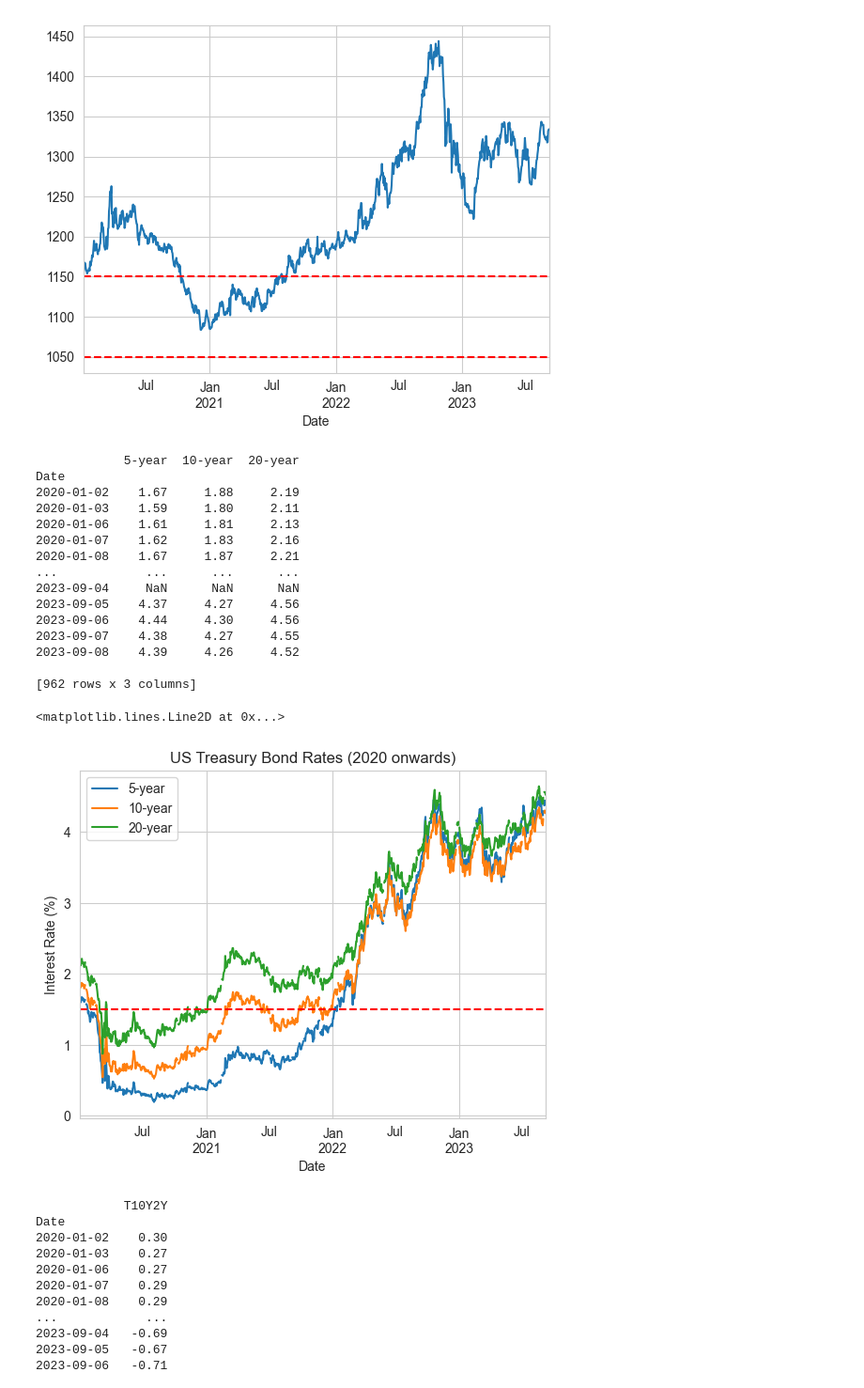
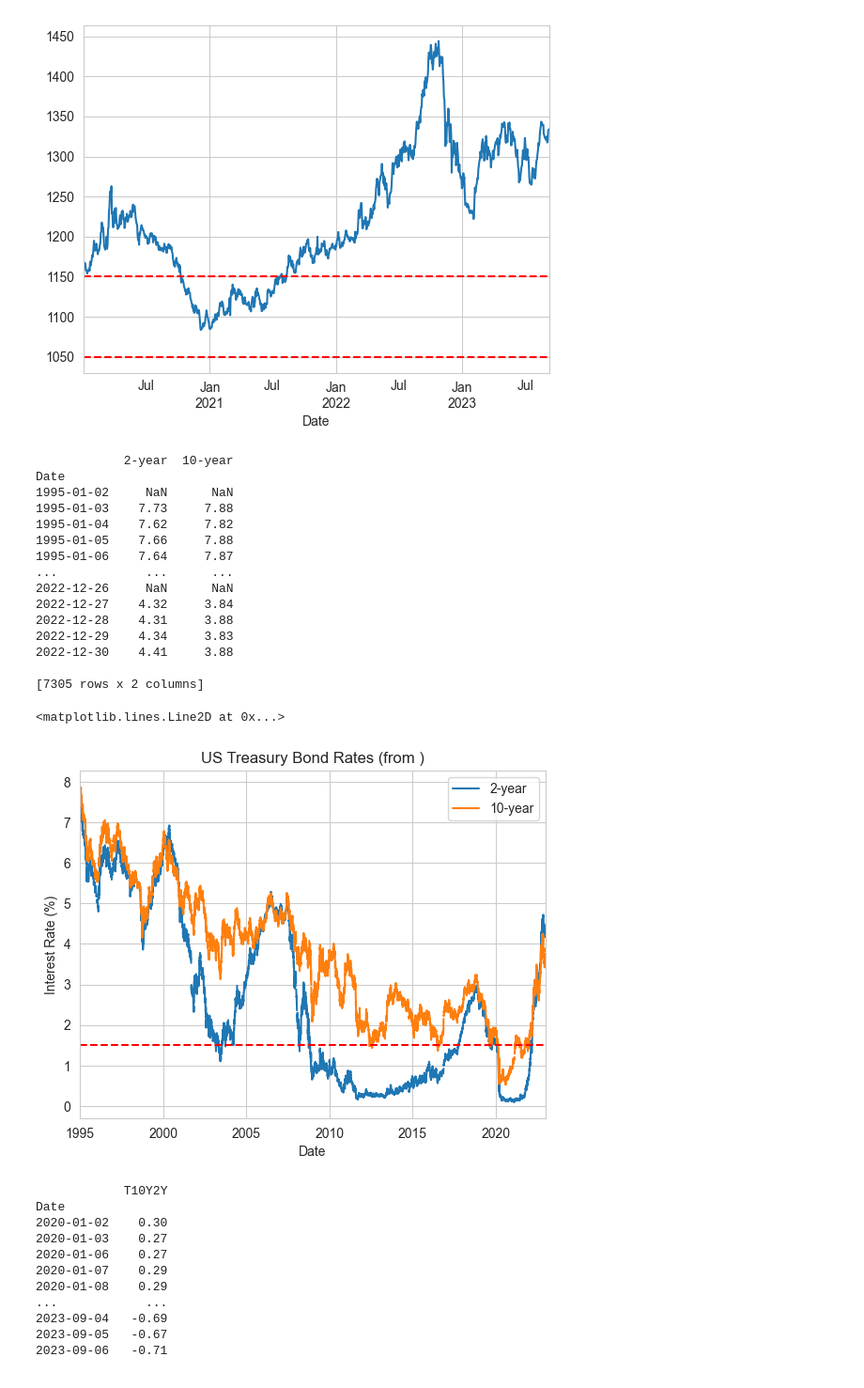
Before and after one commit to yss2333/stock, a Jupyter notebook: GHproject/GH project - py/sejun/경제지표데이터.ipynb, the cells around one changed output. Shown at 94% size. Cells and saved outputs as stored; diff of their text form; code cells hidden in the pictures.

```diff
--- a/GHproject/GH project - py/sejun/경제지표데이터.ipynb
+++ b/GHproject/GH project - py/sejun/경제지표데이터.ipynb
@@ -66,35 +67,36 @@ from fredapi import Fred
 fred = Fred(api_key = '4c55d0ee6170369793707da4cba1b7be')
 # %%
 ## 미국 국채 금리 (20년, 10년, 5년, 1년)
-dgs5 = fred.get_series('DGS5', observation_start=start, observation_end=end)
-dgs10 = fred.get_series('DGS10', observation_start=start, observation_end=end)
-dgs20 = fred.get_series('DGS20', observation_start=start, observation_end=end)
+dgs2 = fred.get_series('DGS2', observation_start='1995', observation_end='2023')
+# dgs5 = fred.get_series('DGS5', observation_start='1995', observation_end='2023')
+dgs10 = fred.get_series('DGS10', observation_start='1995', observation_end='2023')
+# dgs20 = fred.get_series('DGS20', observation_start='1995', observation_end='2023')
 
-DGS = pd.concat([dgs5, dgs10, dgs20], axis=1)
-DGS.columns = ['5-year', '10-year', '20-year']
+DGS = pd.concat([dgs2, dgs10], axis=1)
+DGS.columns = ['2-year', '10-year']
 DGS.index.name = 'Date'
 print(DGS)
-graph = DGS.plot(title="US Treasury Bond Rates (2020 onwards)")
+graph = DGS.plot(title="US Treasury Bond Rates (from )")
 graph.set_ylabel("Interest Rate (%)")
 graph.axhline(1.5, ls='--', color='r')
 # %% [output]
-            5-year  10-year  20-year
+            2-year  10-year
 Date
-2020-01-02    1.67     1.88     2.19
-2020-01-03    1.59     1.80     2.11
-2020-01-06    1.61     1.81     2.13
-2020-01-07    1.62     1.83     2.16
-2020-01-08    1.67     1.87     2.21
-...            ...      ...      ...
-2023-09-04     NaN      NaN      NaN
-2023-09-05    4.37     4.27     4.56
-2023-09-06    4.44     4.30     4.56
-2023-09-07    4.38     4.27     4.55
-2023-09-08    4.39     4.26     4.52
+1995-01-02     NaN      NaN
+1995-01-03    7.73     7.88
+1995-01-04    7.62     7.82
+1995-01-05    7.66     7.88
+1995-01-06    7.64     7.87
+...            ...      ...
+2022-12-26     NaN      NaN
+2022-12-27    4.32     3.84
+2022-12-28    4.31     3.88
+2022-12-29    4.34     3.83
+2022-12-30    4.41     3.88
 
-[962 rows x 3 columns]
+[7305 rows x 2 columns]
 <matplotlib.lines.Line2D at 0x...>
-[figure, old version]
+[figure, new version]
 # %%
 # 미국 장단기 금리차 | 금리차가 0에 가까워지거나 음수가 되면 (인버전), 이는 종종 경제의 둔화 또는 경기침체를 앞두고 있다는 시장의 예상을 반영하는 것
 T10Y2Y = fdr.DataReader('FRED:T10Y2Y', start, end)
```
Also changed, not shown: parts of 4 cells of this notebook, 6 other files.
